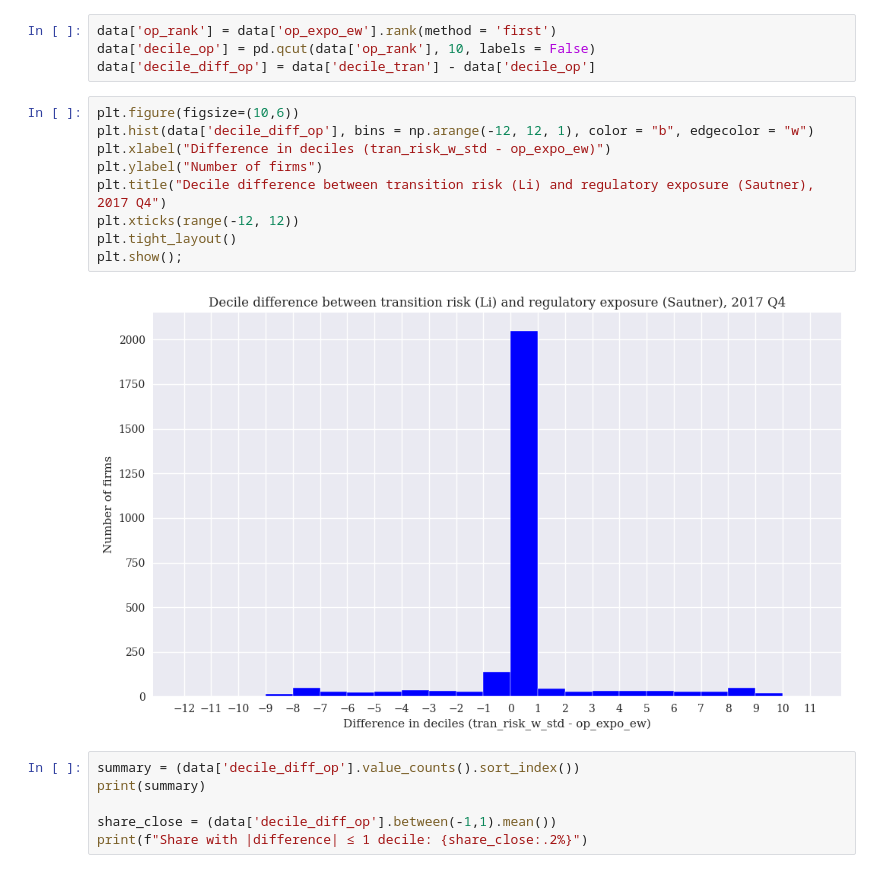
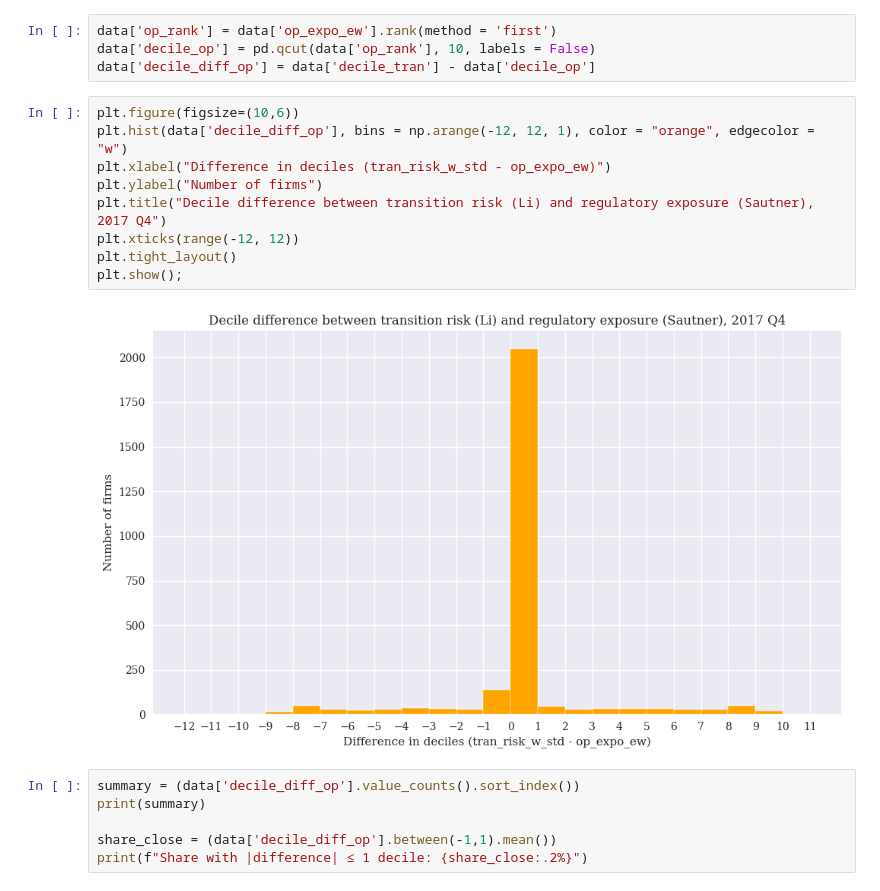
Before and after one commit to STEG-cpu/Sustainable_Finance_Project_1, a Jupyter notebook: 1. Assignment1_Group2.ipynb, the cells around one changed output. Cells and saved outputs as stored; diff of their text form.

Commit message:
added one graph + changed some notations and colours

```diff
--- a/1. Assignment1_Group2.ipynb
+++ b/1. Assignment1_Group2.ipynb
@@ -443,15 +463,15 @@ data['decile_op'] = pd.qcut(data['op_rank'], 10, labels = False)
 data['decile_diff_op'] = data['decile_tran'] - data['decile_op']
 # %%
 plt.figure(figsize=(10,6))
-plt.hist(data['decile_diff_op'], bins = np.arange(-12, 12, 1), color = "b", edgecolor = "w")
+plt.hist(data['decile_diff_op'], bins = np.arange(-12, 12, 1), color = "orange", edgecolor = "w")
 plt.xlabel("Difference in deciles (tran_risk_w_std - op_expo_ew)")
 plt.ylabel("Number of firms")
 plt.title("Decile difference between transition risk (Li) and regulatory exposure (Sautner), 2017 Q4")
 plt.xticks(range(-12, 12))
 plt.tight_layout()
 plt.show();
 # %% [output]
-[figure, old version]
+[figure, new version]
 # %%
 summary = (data['decile_diff_op'].value_counts().sort_index())
 print(summary)
```
Also changed, not shown: parts of 3 cells of this notebook.
